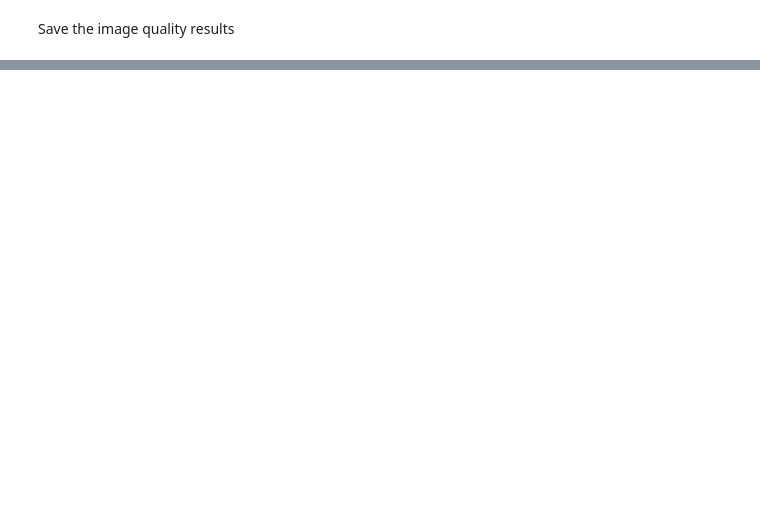
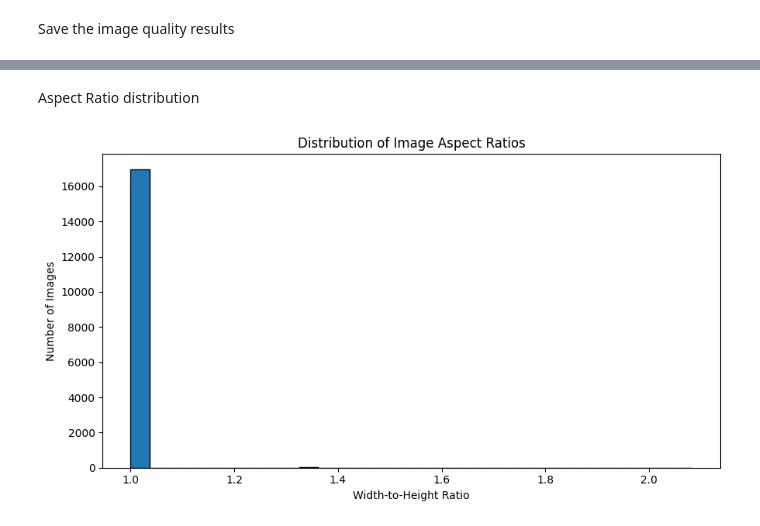
Before and after one commit to lulubang541/ODL-Assignment, a Jupyter notebook: ODL_Assignment.ipynb, the cells around one changed output, grey strips where cells are left out. Cells and saved outputs as stored; diff of their text form; code cells hidden in the pictures; blank space fills up the shorter version.

```diff
--- a/ODL_Assignment.ipynb
+++ b/ODL_Assignment.ipynb
@@ -1041,0 +1056,26 @@ print(image_quality_path)
+# %% [markdown]
+Aspect Ratio distribution
+# %%
+# Aspect ratio distribution
+plt.figure(figsize=(9, 5))
+
+plt.hist(
+    valid_quality_df["aspect_ratio"],
+    bins=30,
+    edgecolor="black"
+)
+
+plt.title("Distribution of Image Aspect Ratios")
+plt.xlabel("Width-to-Height Ratio")
+plt.ylabel("Number of Images")
+plt.tight_layout()
+
+plt.savefig(
+    FIGURE_DIR / "aspect_ratio_distribution.png",
+    dpi=300,
+    bbox_inches="tight"
+)
+
+plt.show()
+# %% [output]
+[figure, added]
```
Also changed, not shown: parts of 27 cells of this notebook.
